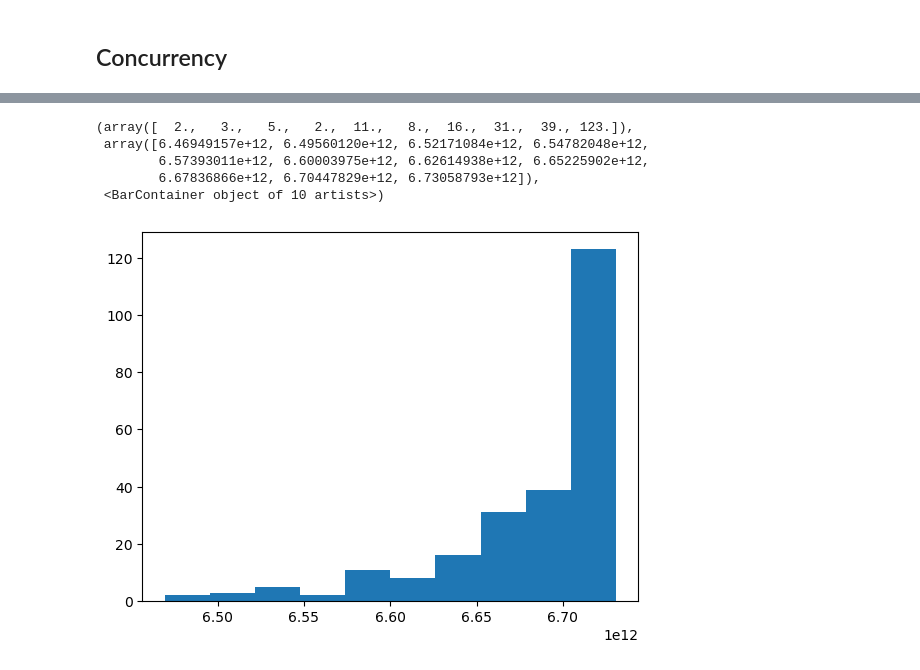
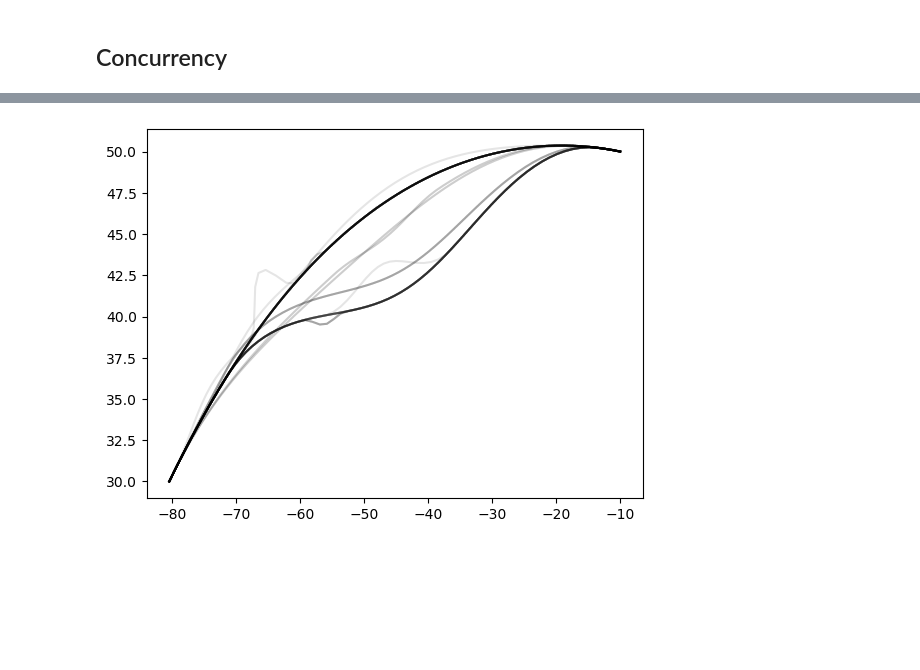
Before and after one commit to willirath/ship_routing, a Jupyter notebook: doc/examples/ship_routing_example_genetic.ipynb, the cells around one changed output, grey strips where cells are left out. Cells and saved outputs as stored; diff of their text form; code cells hidden in the pictures; blank space fills up the shorter version.

```diff
--- a/doc/examples/ship_routing_example_genetic.ipynb
+++ b/doc/examples/ship_routing_example_genetic.ipynb
@@ -326,4 +338,6 @@ client
 currents = client.scatter(currents, broadcast=True)
 winds = client.scatter(winds, broadcast=True)
 waves = client.scatter(waves, broadcast=True)
+# %%
+population = [delayed(LogsRoute(logs=Logs(), route=route_0)) for _ in range(population_size)]
 # %%
@@ -359,0 +355,33 @@ population_rl = [pc.compute() for pc in [pp.persist() for pp in population_rl]]
+# %%
+@delayed
+def select_cheaper(logs_routes_0, logs_routes_1, chance=0.2):
+    if (
+        (logs_routes_0.logs.cost < logs_routes_1.logs.cost)
+        or (np.random.uniform(0, 1) < chance)
+    ):
+        return logs_routes_0
+    else:
+        return logs_routes_1
+# %%
+%%time
+
+for n in range(5):
+    population = [
+        select_cheaper(population[n0], population[n1], chance=0.5)
+        for n0, n1 in zip(
+            range(len(population)),
+            np.random.randint(0, len(population), size=(len(population), )),
+        )
+    ]
+    population = [
+        stochastic_search_delayed(
+            logs_routes=lr,
+            number_of_iterations=1,
+            acceptance_rate_for_increase_cost=0.0,
+            current_data_set=currents,
+            wave_data_set=waves,
+            wind_data_set=winds,
+        )
+        for lr in population
+    ]
+    population = [delayed(pc.compute()) for pc in [pp.persist() for pp in population]]
@@ -360,9 +408,10 @@ population_rl = [pc.compute() for pc in [pp.persist() for pp in population_rl]]
+# %%
+population = [pc.compute() for pc in [pp.persist() for pp in population]]
+# %%
+for lr in population:
+    plt.plot(lr.route.data_frame.lon, lr.route.data_frame.lat, 'k-', alpha=0.1)
+# %% [output]
+[figure, added]
 # %%
-plt.hist([pd.concat([l.logs.data_frame for l in rl[1]], ignore_index=True).cost.min() for rl in population_rl])
+cost = [rl.logs.cost for rl in population]
+lengths = [rl.route.length_meters for rl in population]
-# %% [output]
-(array([  2.,   3.,   5.,   2.,  11.,   8.,  16.,  31.,  39., 123.]),
- array([6.46949157e+12, 6.49560120e+12, 6.52171084e+12, 6.54782048e+12,
-        6.57393011e+12, 6.60003975e+12, 6.62614938e+12, 6.65225902e+12,
-        6.67836866e+12, 6.70447829e+12, 6.73058793e+12]),
- <BarContainer object of 10 artists>)
-[figure, removed]
```
Also changed, not shown: parts of 33 cells of this notebook.
